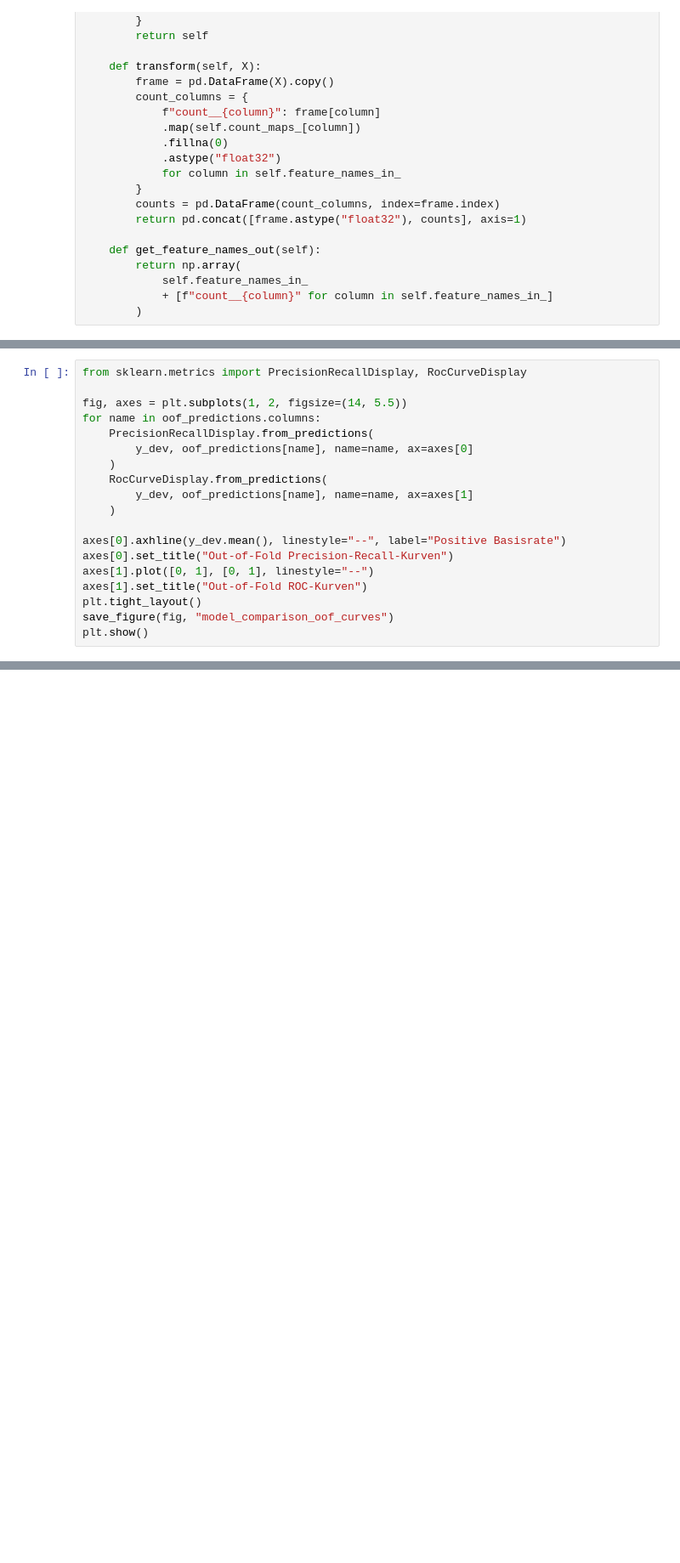
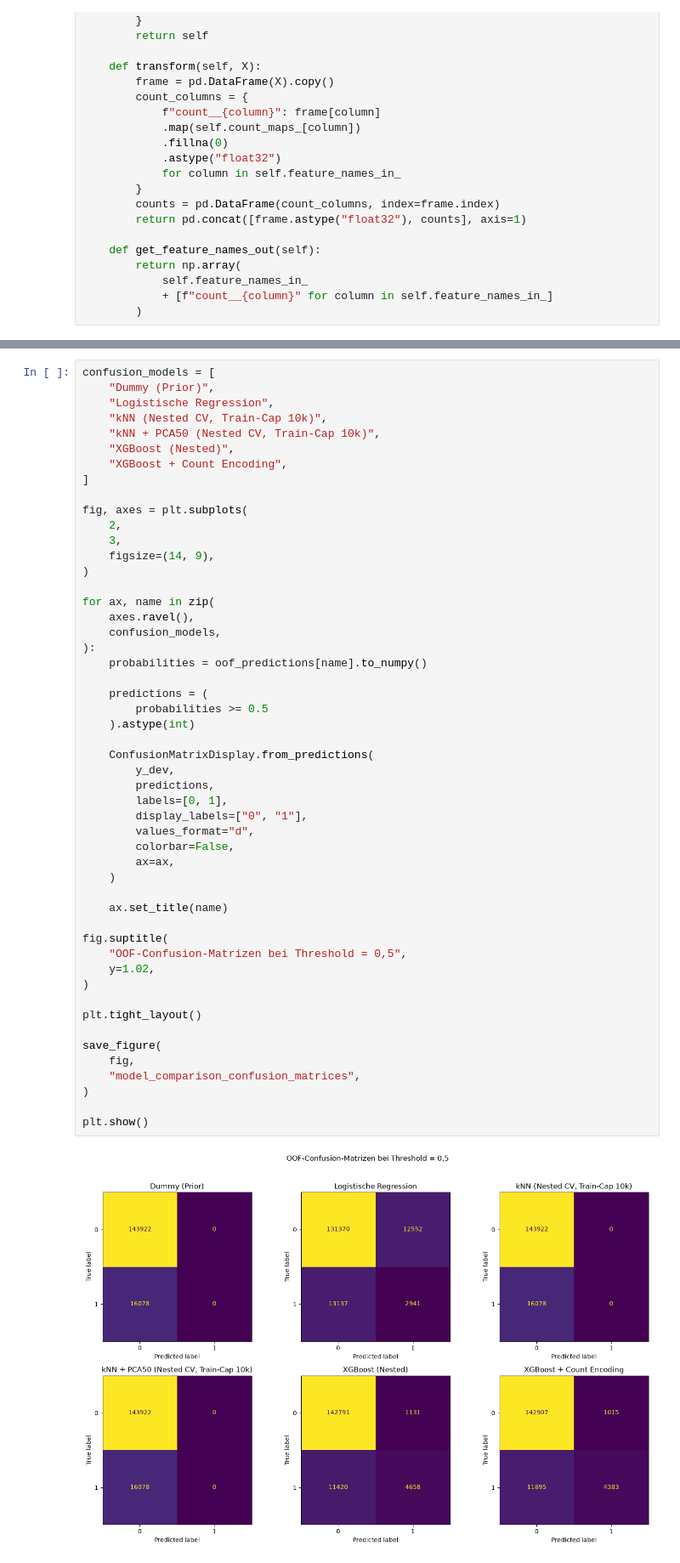
Before and after one commit to Cypshu/ADA_Project, a Jupyter notebook: Ang/Santander_Analysis_Final_Masterentwurf.ipynb, the cells around one changed output, grey strips where cells are left out. Shown at 85% size. Cells and saved outputs as stored; diff of their text form; blank space fills up the shorter version.

```diff
--- a/Ang/Santander_Analysis_Final_Masterentwurf.ipynb
+++ b/Ang/Santander_Analysis_Final_Masterentwurf.ipynb
@@ -2019,19 +2213,0 @@ Mittlere fold-gepaarte AP-Differenz Count Encoding: -0.0006
-# %%
-from sklearn.metrics import PrecisionRecallDisplay, RocCurveDisplay
-
-fig, axes = plt.subplots(1, 2, figsize=(14, 5.5))
-for name in oof_predictions.columns:
-    PrecisionRecallDisplay.from_predictions(
-        y_dev, oof_predictions[name], name=name, ax=axes[0]
-    )
-    RocCurveDisplay.from_predictions(
-        y_dev, oof_predictions[name], name=name, ax=axes[1]
-    )
-
-axes[0].axhline(y_dev.mean(), linestyle="--", label="Positive Basisrate")
-axes[0].set_title("Out-of-Fold Precision-Recall-Kurven")
-axes[1].plot([0, 1], [0, 1], linestyle="--")
-axes[1].set_title("Out-of-Fold ROC-Kurven")
-plt.tight_layout()
-save_figure(fig, "model_comparison_oof_curves")
-plt.show()
@@ -2058,0 +2247,53 @@ plt.show()
+# %%
+confusion_models = [
+    "Dummy (Prior)",
+    "Logistische Regression",
+    "kNN (Nested CV, Train-Cap 10k)",
+    "kNN + PCA50 (Nested CV, Train-Cap 10k)",
+    "XGBoost (Nested)",
+    "XGBoost + Count Encoding",
+]
+
+fig, axes = plt.subplots(
+    2,
+    3,
+    figsize=(14, 9),
+)
+
+for ax, name in zip(
+    axes.ravel(),
+    confusion_models,
+):
+    probabilities = oof_predictions[name].to_numpy()
+
+    predictions = (
+        probabilities >= 0.5
+    ).astype(int)
+
+    ConfusionMatrixDisplay.from_predictions(
+        y_dev,
+        predictions,
+        labels=[0, 1],
+        display_labels=["0", "1"],
+        values_format="d",
+        colorbar=False,
+        ax=ax,
+    )
+
+    ax.set_title(name)
+
+fig.suptitle(
+    "OOF-Confusion-Matrizen bei Threshold = 0,5",
+    y=1.02,
+)
+
+plt.tight_layout()
+
+save_figure(
+    fig,
+    "model_comparison_confusion_matrices",
+)
+
+plt.show()
+# %% [output]
+[figure, added]
```
Also changed, not shown: parts of 47 cells of this notebook.
